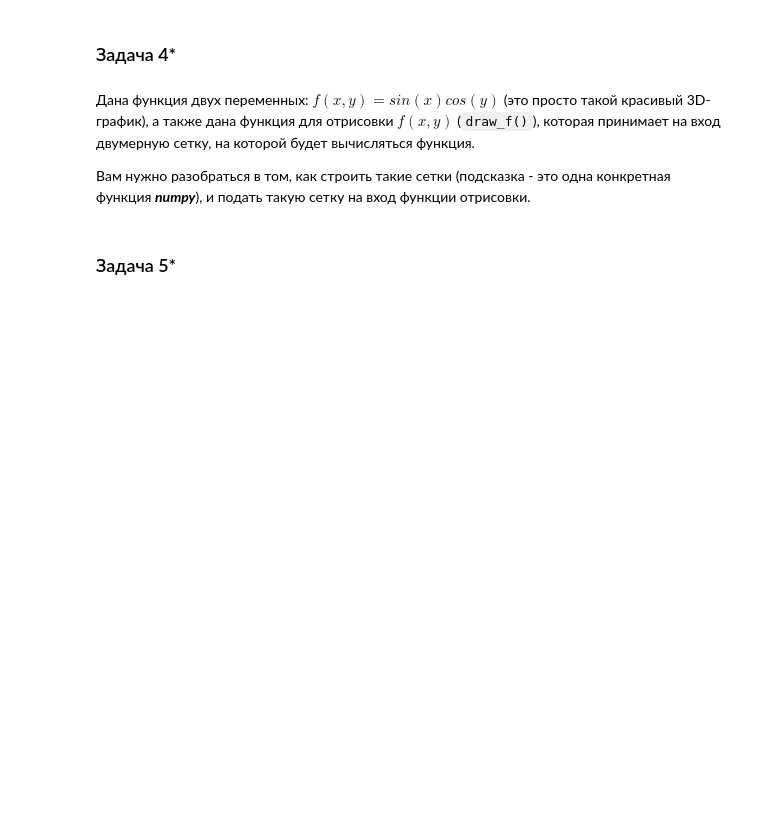
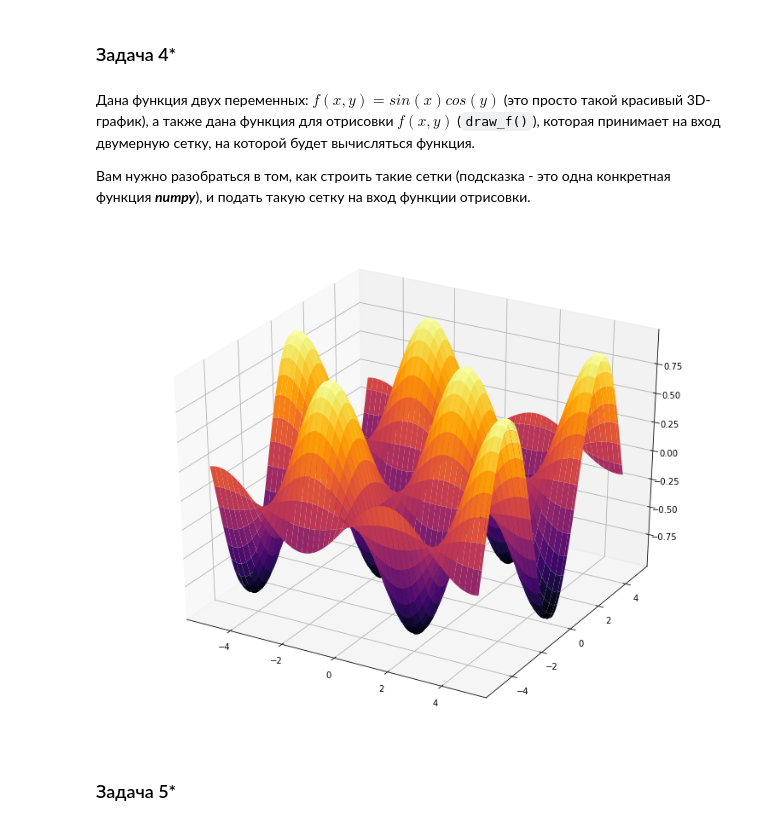
Before and after one commit to JacksonGibsonESP/Sberbank-ML, a Jupyter notebook: Homeworks/Homework_1/numpy_practice.ipynb, the cells around one changed output. Drawn from its saved outputs; the diff is of its cells as text; code cells hidden in the pictures; blank space fills up the shorter version.

```diff
--- a/Homeworks/Homework_1/numpy_practice.ipynb
+++ b/Homeworks/Homework_1/numpy_practice.ipynb
@@ -158,3 +248,12 @@ draw_f(gridx, gridy)
+# %%
+x = np.arange(-5, 5, 0.1)
+y = np.arange(-5, 5, 0.1)
+
+grid_x, grid_y = np.meshgrid(x, y)
+
+draw_f(grid_x, grid_y)
+# %% [output]
+[figure, added]
 # %% [markdown]
 ### Задача 5*
 # %% [markdown]
```
Also changed, not shown: parts of 20 cells of this notebook, 4 other files.
